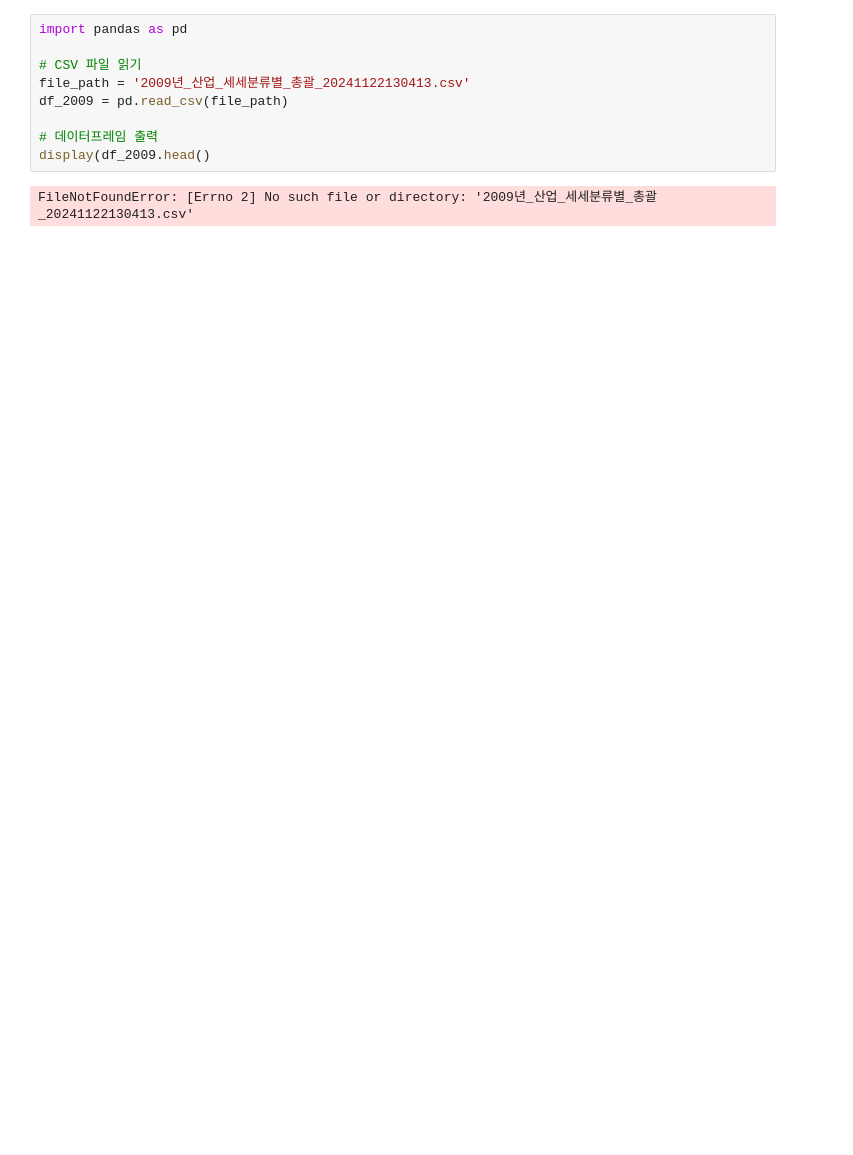
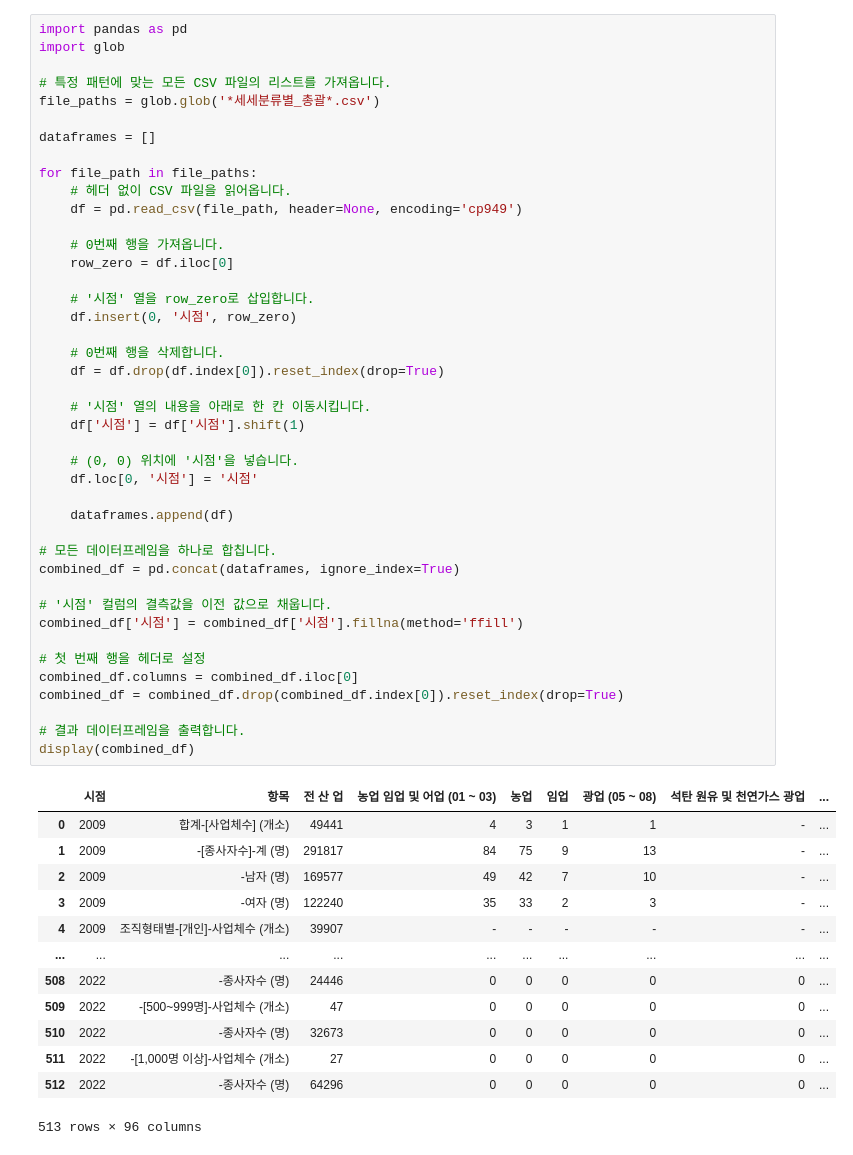
Before and after one commit to SnapishAgent/Ilsan-Investment-Insight, a Jupyter notebook: 일자리/사업체조사/성남시 산업체/seongnam_work_data.ipynb, the cells around one changed output. Cells and saved outputs as stored; diff of their text form; blank space fills up the shorter version.

```diff
--- a/일자리/사업체조사/성남시 산업체/seongnam_work_data.ipynb
+++ b/일자리/사업체조사/성남시 산업체/seongnam_work_data.ipynb
@@ -1,11 +1,56 @@
-# %%
-import pandas as pd
-
-# CSV 파일 읽기
-file_path = '2009년_산업_세세분류별_총괄_20241122130413.csv'
-df_2009 = pd.read_csv(file_path)
-
-# 데이터프레임 출력
-display(df_2009.head()
-# %% [output]
-FileNotFoundError: [Errno 2] No such file or directory: '2009년_산업_세세분류별_총괄_20241122130413.csv'
+# %%
+import pandas as pd
+import glob
+
+# 특정 패턴에 맞는 모든 CSV 파일의 리스트를 가져옵니다.
+file_paths = glob.glob('*세세분류별_총괄*.csv')
+
+dataframes = []
+
+for file_path in file_paths:
+    # 헤더 없이 CSV 파일을 읽어옵니다.
+    df = pd.read_csv(file_path, header=None, encoding='cp949')
+
+    # 0번째 행을 가져옵니다.
+    row_zero = df.iloc[0]
+
+    # '시점' 열을 row_zero로 삽입합니다.
+    df.insert(0, '시점', row_zero)
+
+    # 0번째 행을 삭제합니다.
+    df = df.drop(df.index[0]).reset_index(drop=True)
+
+    # '시점' 열의 내용을 아래로 한 칸 이동시킵니다.
+    df['시점'] = df['시점'].shift(1)
+
+    # (0, 0) 위치에 '시점'을 넣습니다.
+    df.loc[0, '시점'] = '시점'
+
+    dataframes.append(df)
+
+# 모든 데이터프레임을 하나로 합칩니다.
+combined_df = pd.concat(dataframes, ignore_index=True)
+
+# '시점' 컬럼의 결측값을 이전 값으로 채웁니다.
+combined_df['시점'] = combined_df['시점'].fillna(method='ffill')
+
+# 첫 번째 행을 헤더로 설정
+combined_df.columns = combined_df.iloc[0]
+combined_df = combined_df.drop(combined_df.index[0]).reset_index(drop=True)
+
+# 결과 데이터프레임을 출력합니다.
+display(combined_df)
+# %% [output]
+|  | 시점 | 항목 | 전 산 업 | 농업 임업 및 어업 (01 ~ 03) | 농업 | 임업 | 광업 (05 ~ 08) | 석탄 원유 및 천연가스 광업 | ... |
+| 0 | 2009 | 합계-[사업체수] (개소) | 49441 | 4 | 3 | 1 | 1 | - | ... |
+| 1 | 2009 | -[종사자수]-계 (명) | 291817 | 84 | 75 | 9 | 13 | - | ... |
+| 2 | 2009 | -남자 (명) | 169577 | 49 | 42 | 7 | 10 | - | ... |
+| 3 | 2009 | -여자 (명) | 122240 | 35 | 33 | 2 | 3 | - | ... |
+| 4 | 2009 | 조직형태별-[개인]-사업체수 (개소) | 39907 | - | - | - | - | - | ... |
+| ... | ... | ... | ... | ... | ... | ... | ... | ... | ... |
+| 508 | 2022 | -종사자수 (명) | 24446 | 0 | 0 | 0 | 0 | 0 | ... |
+| 509 | 2022 | -[500~999명]-사업체수 (개소) | 47 | 0 | 0 | 0 | 0 | 0 | ... |
+| 510 | 2022 | -종사자수 (명) | 32673 | 0 | 0 | 0 | 0 | 0 | ... |
+| 511 | 2022 | -[1,000명 이상]-사업체수 (개소) | 27 | 0 | 0 | 0 | 0 | 0 | ... |
+| 512 | 2022 | -종사자수 (명) | 64296 | 0 | 0 | 0 | 0 | 0 | ... |
+513 rows × 96 columns
```
Also changed, not shown: parts of 7 cells of this notebook, 4 other files.
